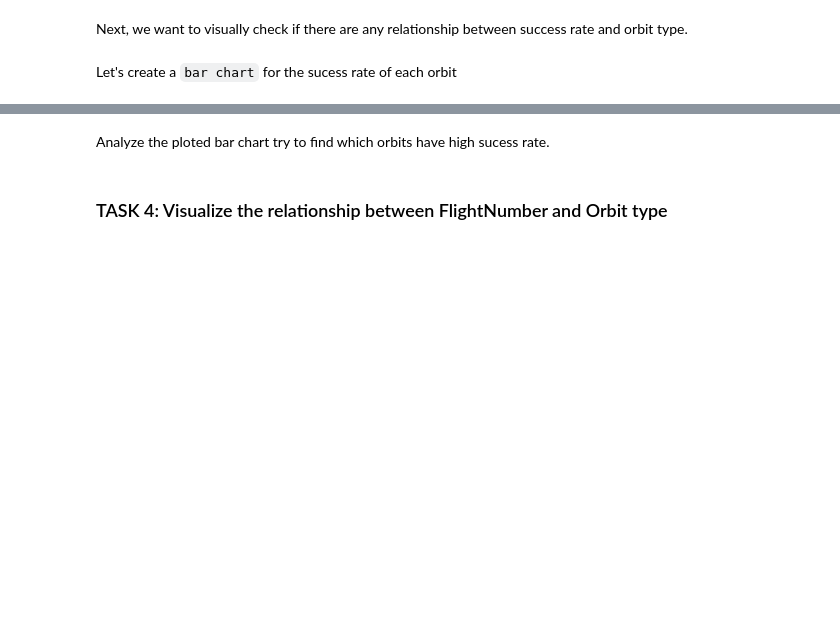
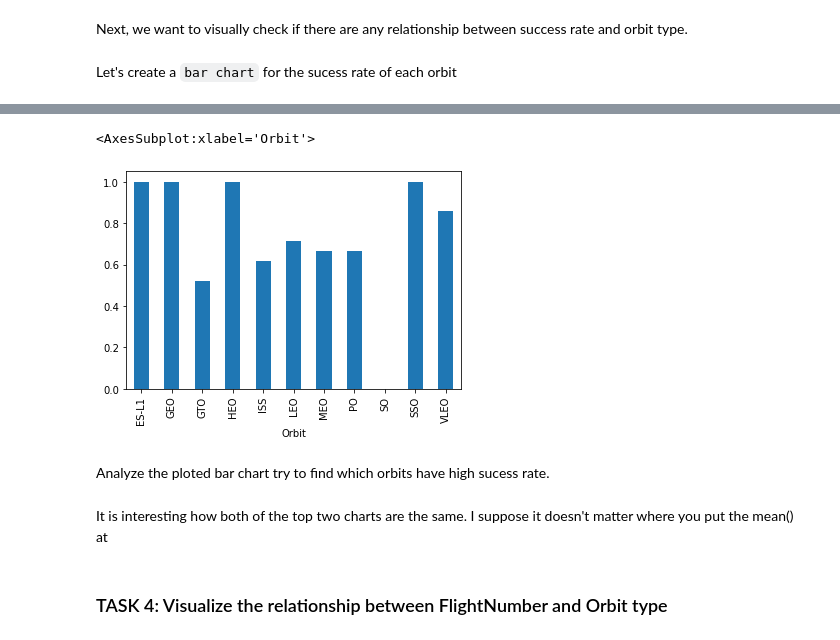
Before and after one commit to colliercoder/IBM-Datascience-Capstone-Project, a Jupyter notebook: COMPLETE THE EDA WITH VISUALIZATION LAB.ipynb, the cells around one changed output, grey strips where cells are left out. Cells and saved outputs as stored; diff of their text form; code cells hidden in the pictures; blank space fills up the shorter version.

```diff
--- a/COMPLETE THE EDA WITH VISUALIZATION LAB.ipynb
+++ b/COMPLETE THE EDA WITH VISUALIZATION LAB.ipynb
@@ -130,5 +130,12 @@ plt.show()
+# %%
+df.groupby(['Orbit']).mean()['Class'].plot(kind ='bar')
+# %% [output]
+<AxesSubplot:xlabel='Orbit'>
+[figure, added]
 # %% [markdown]
 Analyze the ploted bar chart try to find which orbits have high sucess rate.
+# %% [markdown]
+It is interesting how both of the top two charts are the same. I suppose it doesn't matter where you put the mean() at
 # %% [markdown]
 ### TASK  4: Visualize the relationship between FlightNumber and Orbit type
 # %% [markdown]
```
Also changed, not shown: parts of 7 cells of this notebook.
